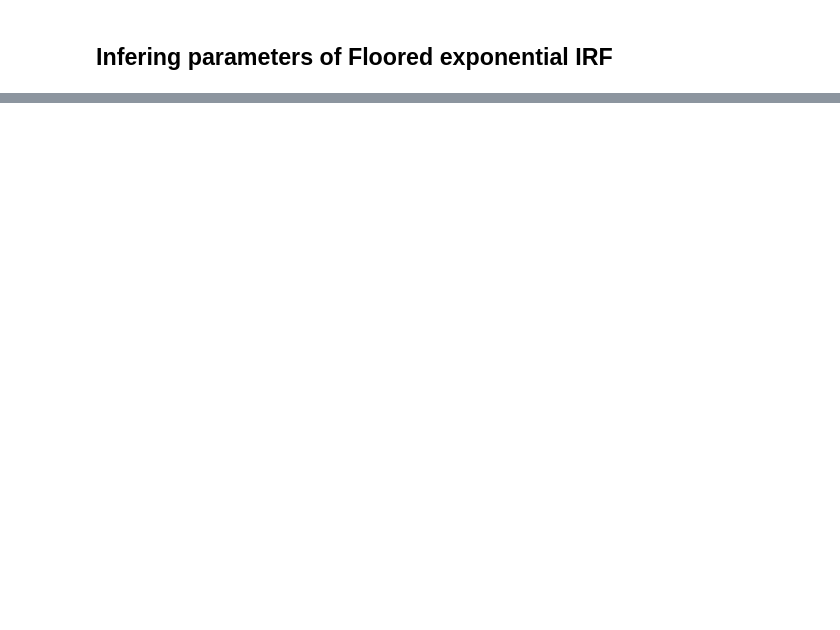
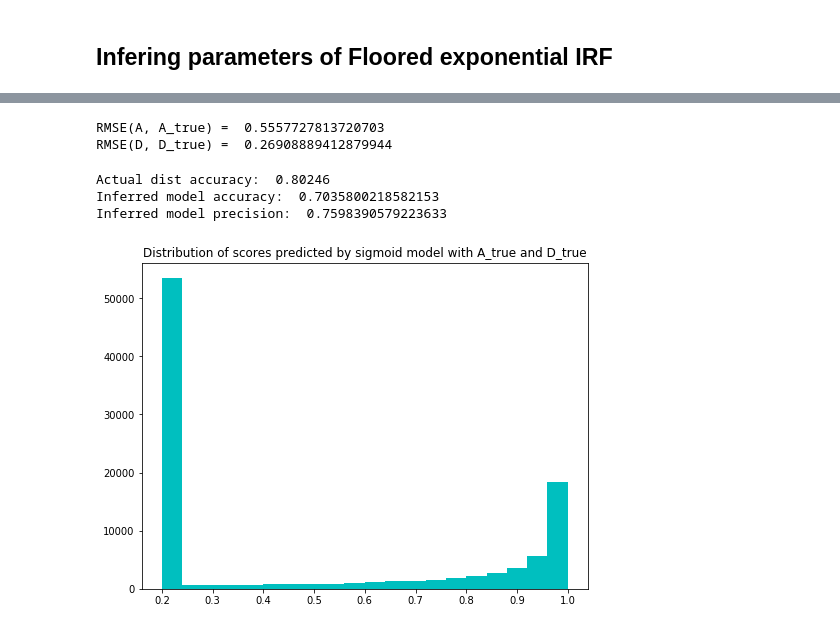
Before and after one commit to lfvarela/irt-explore, a Jupyter notebook: inference/train.ipynb, the cells around one changed output, grey strips where cells are left out. Saved outputs shown, nothing was run; the diff lists cells and outputs as text; code cells hidden in the pictures; blank space fills up the shorter version.

```diff
--- a/inference/train.ipynb
+++ b/inference/train.ipynb
@@ -135,0 +96,27 @@ train_acc[-1]
+# %%
+with torch.no_grad():
+    print('RMSE(A, A_true) = ', utils.rmse(fe_irf.A, torch.tensor(A_true, dtype=dtype)))
+    print('RMSE(D, D_true) = ', utils.rmse(fe_irf.D, torch.tensor(D_true, dtype=dtype)))
+# %% [output]
+RMSE(A, A_true) =  0.5557727813720703
+RMSE(D, D_true) =  0.26908889412879944
+# %%
+_A = torch.tensor(A_true, dtype=dtype)
+_D = torch.tensor(D_true, dtype=dtype)
+scores = models.floored_exp_irf(_A[:, concepts[1]], _D[concepts], 10, guess_prob)
+preds = (scores >= 0.5).float()
+print('Actual dist accuracy: ', torch.sum(Y == preds).item() / (Y.shape[0] * Y.shape[1]))
+#print(f.binary_cross_entropy(scores, Y))
+print('Inferred model accuracy: ', train_acc[-1])
+print('Inferred model precision: ', precision[-1])
+# %% [output]
+Actual dist accuracy:  0.80246
+Inferred model accuracy:  0.7035800218582153
+Inferred model precision:  0.7598390579223633
+# %%
+plt.figure(figsize=(8,6))
+plt.title('Distribution of scores predicted by sigmoid model with A_true and D_true')
+plt.hist(scores.numpy().flatten(), color='c', bins=20)
+plt.show()
+# %% [output]
+[figure, added]
```
Also changed, not shown: parts of 18 cells of this notebook, 2 other files.
